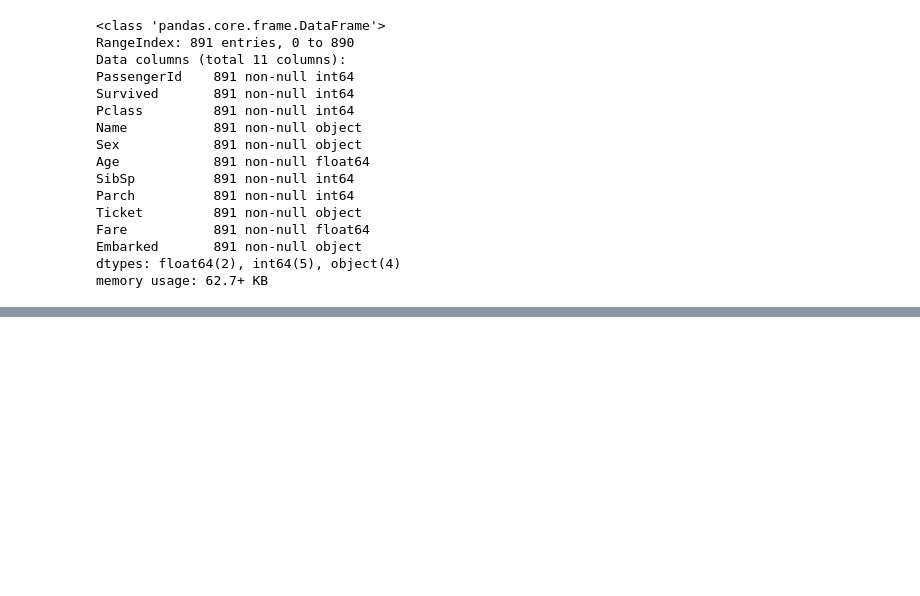
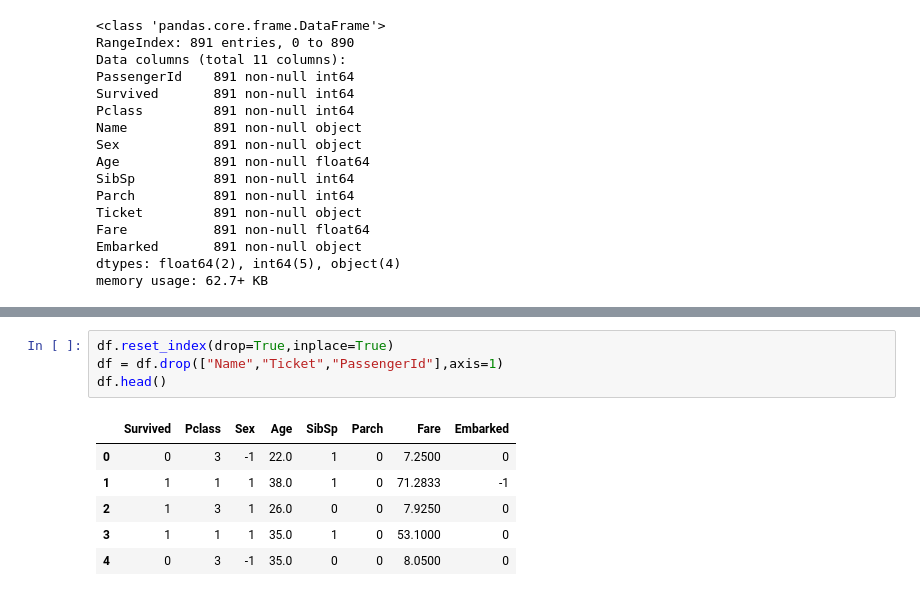
Before and after one commit to ieee-duth-student-branch/DAT, a Jupyter notebook: Titanic/Titanic Dataset Analysis.ipynb, the cells around one changed output, grey strips where cells are left out. Drawn from its saved outputs; the diff is of its cells as text; blank space fills up the shorter version.

```diff
--- a/Titanic/Titanic Dataset Analysis.ipynb
+++ b/Titanic/Titanic Dataset Analysis.ipynb
@@ -123,0 +165,11 @@ memory usage: 62.7+ KB
+# %%
+df.reset_index(drop=True,inplace=True)
+df = df.drop(["Name","Ticket","PassengerId"],axis=1)
+df.head()
+# %% [output]
+|  | Survived | Pclass | Sex | Age | SibSp | Parch | Fare | Embarked |
+| 0 | 0 | 3 | -1 | 22.0 | 1 | 0 | 7.2500 | 0 |
+| 1 | 1 | 1 | 1 | 38.0 | 1 | 0 | 71.2833 | -1 |
+| 2 | 1 | 3 | 1 | 26.0 | 0 | 0 | 7.9250 | 0 |
+| 3 | 1 | 1 | 1 | 35.0 | 1 | 0 | 53.1000 | 0 |
+| 4 | 0 | 3 | -1 | 35.0 | 0 | 0 | 8.0500 | 0 |
```
Also changed, not shown: parts of 10 cells of this notebook.
